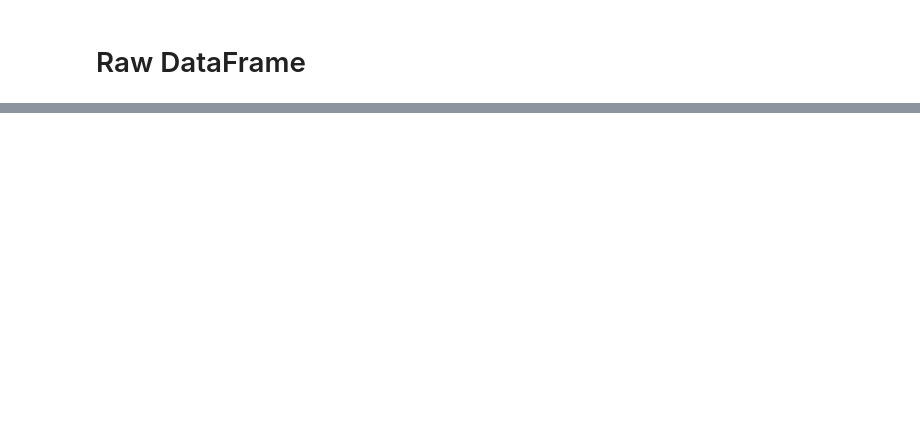
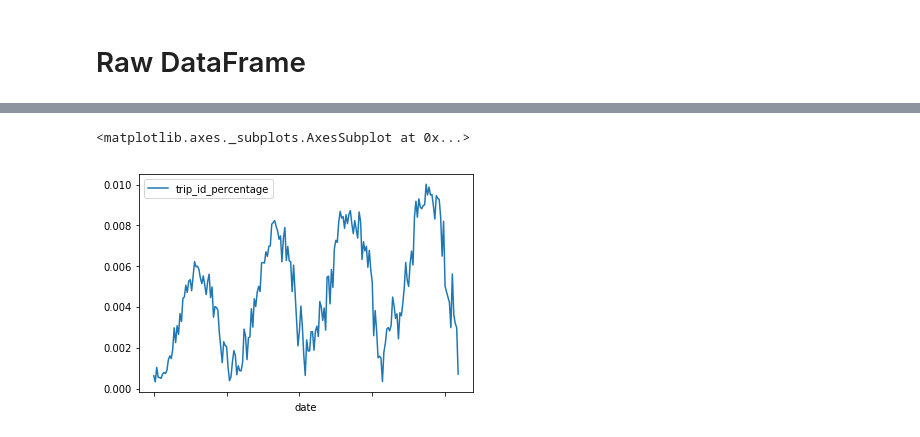
Before and after one commit to karahahn/Springboard_Capstone2, a Jupyter notebook: Capstone 2 Milestone 1.ipynb, the cells around one changed output, grey strips where cells are left out. Cells and saved outputs as stored; diff of their text form; code cells hidden in the pictures; blank space fills up the shorter version.

```diff
--- a/Capstone 2 Milestone 1.ipynb
+++ b/Capstone 2 Milestone 1.ipynb
@@ -54,0 +128,10 @@ memory usage: 1.6+ GB
+# %%
+# group the year and week data and average the temperature
+year_week = data.groupby(['year','week']).agg({'temperature': 'mean',
+                                               'trip_id': 'size'}).reset_index()
+year_week['date']=year_week['year'].astype(str)+'_'+year_week['week'].astype(str)
+year_week['trip_id_percentage'] = year_week['trip_id'] / year_week['trip_id'].sum()
+year_week.plot(x='date',y='trip_id_percentage')
+# %% [output]
+<matplotlib.axes._subplots.AxesSubplot at 0x...>
+[figure, added]
```
Also changed, not shown: parts of 41 cells of this notebook.
